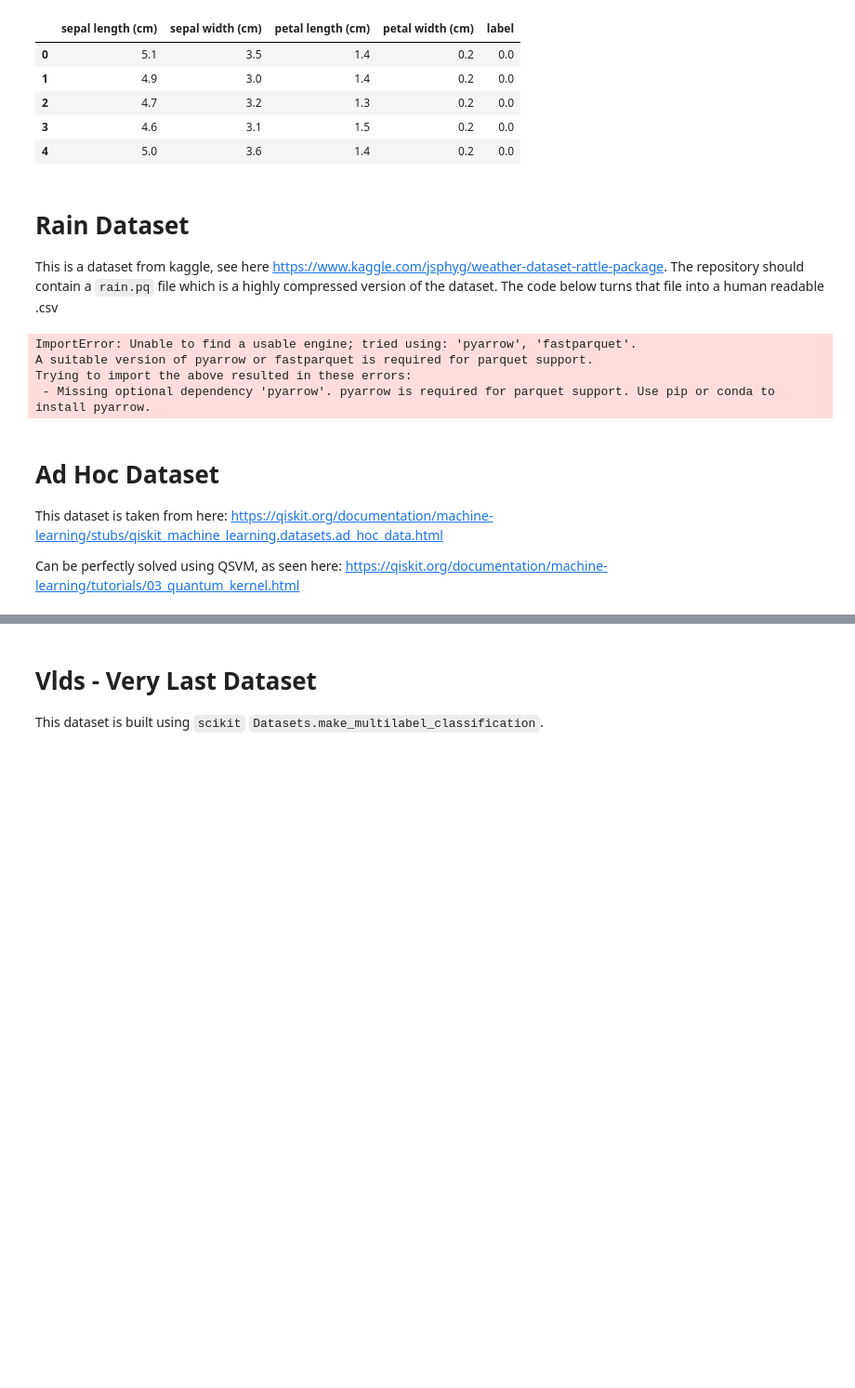
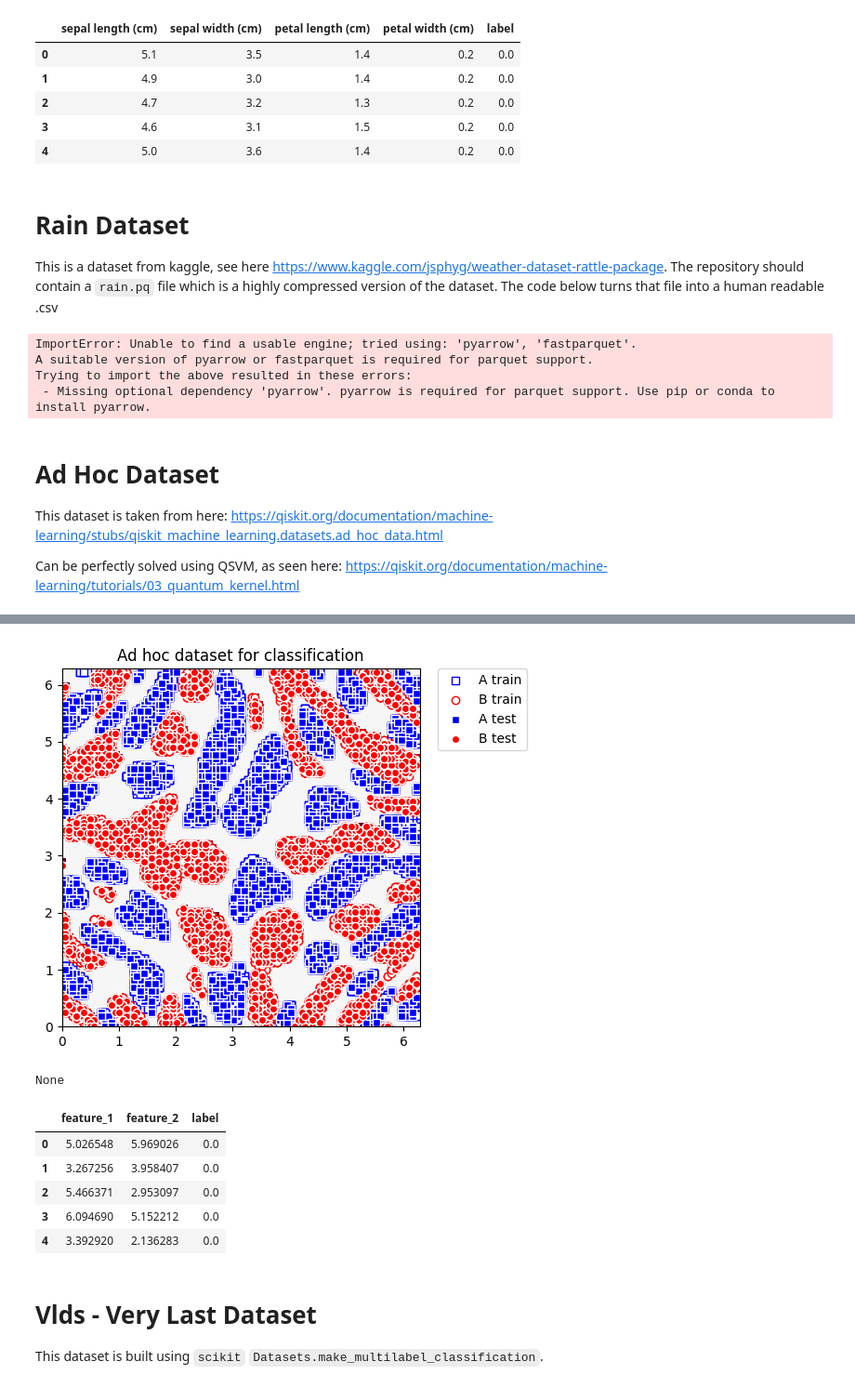
Before and after one commit to CoffeAddiict/QI_Project, a Jupyter notebook: datasets.ipynb, the cells around one changed output, grey strips where cells are left out. Shown at 93% size. Cells and saved outputs as stored; diff of their text form; code cells hidden in the pictures; blank space fills up the shorter version.

```diff
--- a/datasets.ipynb
+++ b/datasets.ipynb
@@ -139,3 +217,80 @@ None
+# %%
+from qiskit_machine_learning.datasets import ad_hoc_data
+
+#sample size 10000
+adhoc_dimension = 2 #number of qubits (dimension of the feature space, must be 2 or 3!, read the links)
+train_features, train_labels, test_features, test_labels, adhoc_total = ad_hoc_data(
+    training_size=7500,
+    test_size=2500,
+    n=adhoc_dimension,
+    gap=0.3,
+    plot_data=False,
+    one_hot=False,
+    include_sample_total=True
+)
+
+plt.figure(figsize=(5, 5))
+plt.ylim(0, 2 * np.pi)
+plt.xlim(0, 2 * np.pi)
+plt.imshow(
+    np.asmatrix(adhoc_total).T,
+    interpolation="nearest",
+    origin="lower",
+    cmap="RdBu",
+    extent=[0, 2 * np.pi, 0, 2 * np.pi],
+)
+
+plt.scatter(
+    train_features[np.where(train_labels[:] == 0), 0],
+    train_features[np.where(train_labels[:] == 0), 1],
+    marker="s",
+    facecolors="w",
+    edgecolors="b",
+    label="A train",
+)
+plt.scatter(
+    train_features[np.where(train_labels[:] == 1), 0],
+    train_features[np.where(train_labels[:] == 1), 1],
+    marker="o",
+    facecolors="w",
+    edgecolors="r",
+    label="B train",
+)
+plt.scatter(
+    test_features[np.where(test_labels[:] == 0), 0],
+    test_features[np.where(test_labels[:] == 0), 1],
+    marker="s",
+    facecolors="b",
+    edgecolors="w",
+    label="A test",
+)
+plt.scatter(
+    test_features[np.where(test_labels[:] == 1), 0],
+    test_features[np.where(test_labels[:] == 1), 1],
+    marker="o",
+    facecolors="r",
+    edgecolors="w",
+    label="B test",
+)
+
+plt.legend(bbox_to_anchor=(1.05, 1), loc="upper left", borderaxespad=0.0)
+plt.title("Ad hoc dataset for classification")
+display(plt.show())
+
+
+df =  pd.DataFrame(data=np.concatenate((train_features, np.array([train_labels]).T), axis=1),
+                     columns= ['feature_1','feature_2','label'])
+display(df.head())
+df.to_csv(datasets_path+'/adhoc_10000.csv')
+# %% [output]
+[figure, added]
+None
+|  | feature_1 | feature_2 | label |
+| 0 | 5.026548 | 5.969026 | 0.0 |
+| 1 | 3.267256 | 3.958407 | 0.0 |
+| 2 | 5.466371 | 2.953097 | 0.0 |
+| 3 | 6.094690 | 5.152212 | 0.0 |
+| 4 | 3.392920 | 2.136283 | 0.0 |
 # %% [markdown]
 # Vlds - Very Last Dataset
 
```
Also changed, not shown: parts of 5 cells of this notebook, 3 other files.
